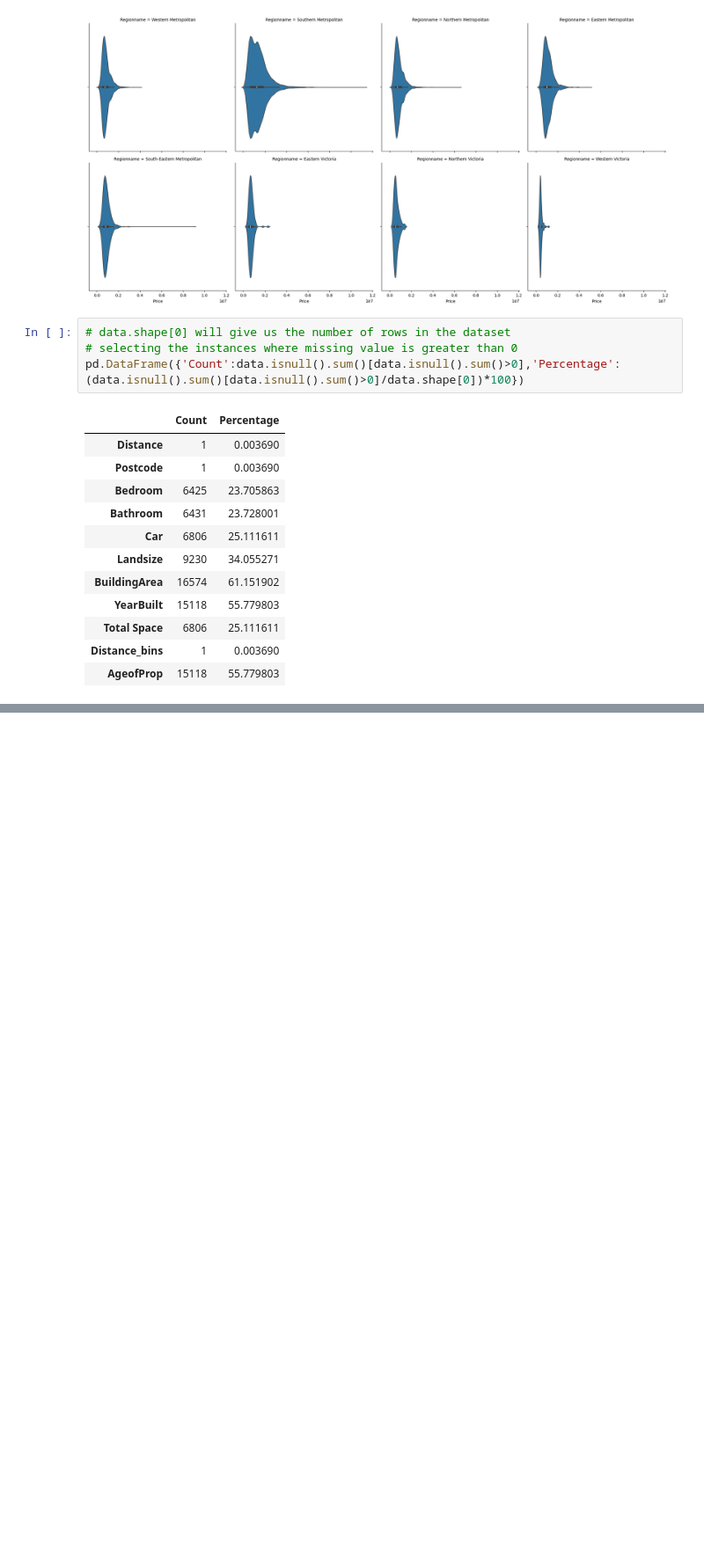
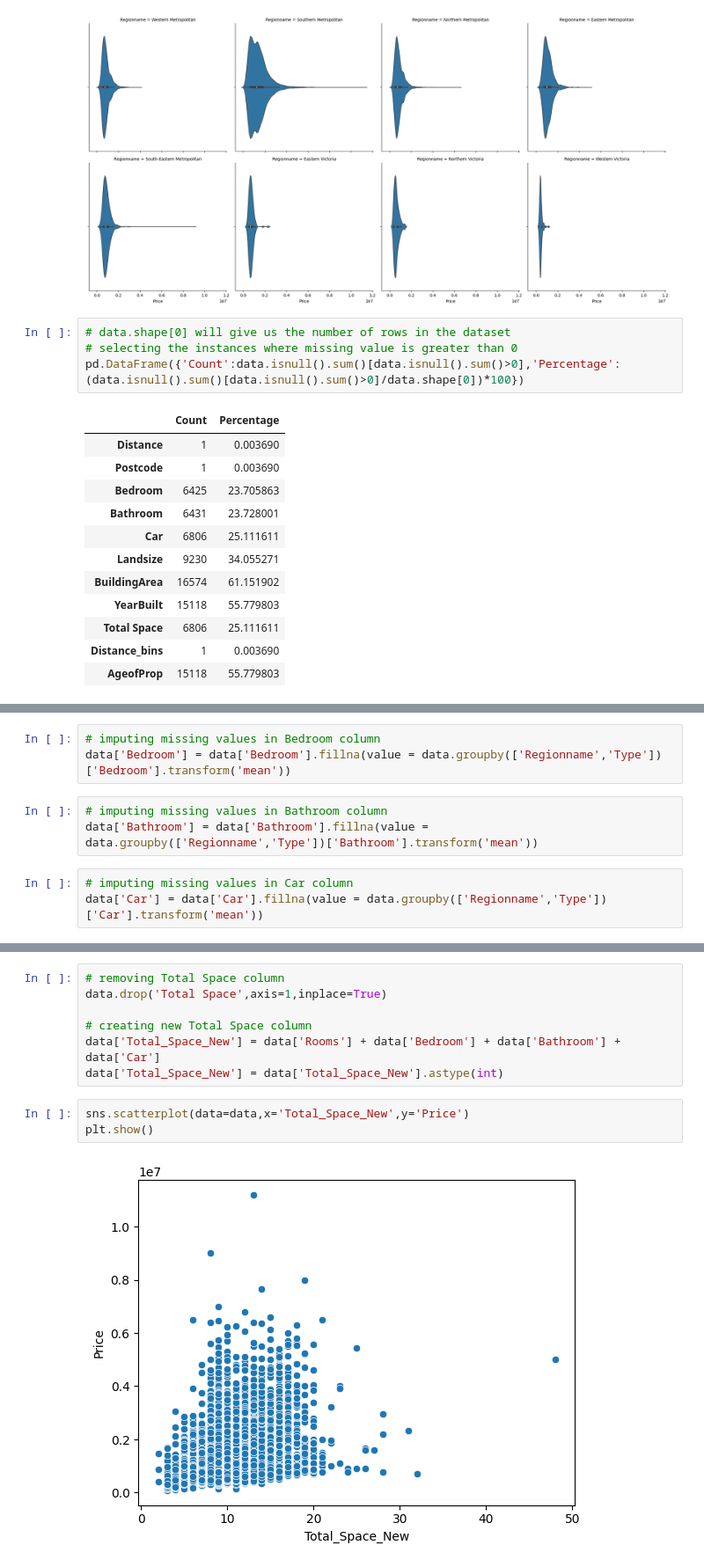
Before and after one commit to pdtarricone/analytics_portfolio, a Jupyter notebook: Data_Exploratory_Analysis.ipynb, the cells around one changed output, grey strips where cells are left out. Shown at 88% size. Saved outputs shown, nothing was run; the diff lists cells and outputs as text; blank space fills up the shorter version.

```diff
--- a/Data_Exploratory_Analysis.ipynb
+++ b/Data_Exploratory_Analysis.ipynb
@@ -447,0 +586,9 @@ pd.DataFrame({'Count':data.isnull().sum()[data.isnull().sum()>0],'Percentage':(d
+# %%
+# imputing missing values in Bedroom column
+data['Bedroom'] = data['Bedroom'].fillna(value = data.groupby(['Regionname','Type'])['Bedroom'].transform('mean'))
+# %%
+# imputing missing values in Bathroom column
+data['Bathroom'] = data['Bathroom'].fillna(value = data.groupby(['Regionname','Type'])['Bathroom'].transform('mean'))
+# %%
+# imputing missing values in Car column
+data['Car'] = data['Car'].fillna(value = data.groupby(['Regionname','Type'])['Car'].transform('mean'))
@@ -447,0 +605,12 @@ pd.DataFrame({'Count':data.isnull().sum()[data.isnull().sum()>0],'Percentage':(d
+# %%
+# removing Total Space column
+data.drop('Total Space',axis=1,inplace=True)
+
+# creating new Total Space column
+data['Total_Space_New'] = data['Rooms'] + data['Bedroom'] + data['Bathroom'] + data['Car']
+data['Total_Space_New'] = data['Total_Space_New'].astype(int)
+# %%
+sns.scatterplot(data=data,x='Total_Space_New',y='Price')
+plt.show()
+# %% [output]
+[figure, added]
```
Also changed, not shown: parts of 16 cells of this notebook.
